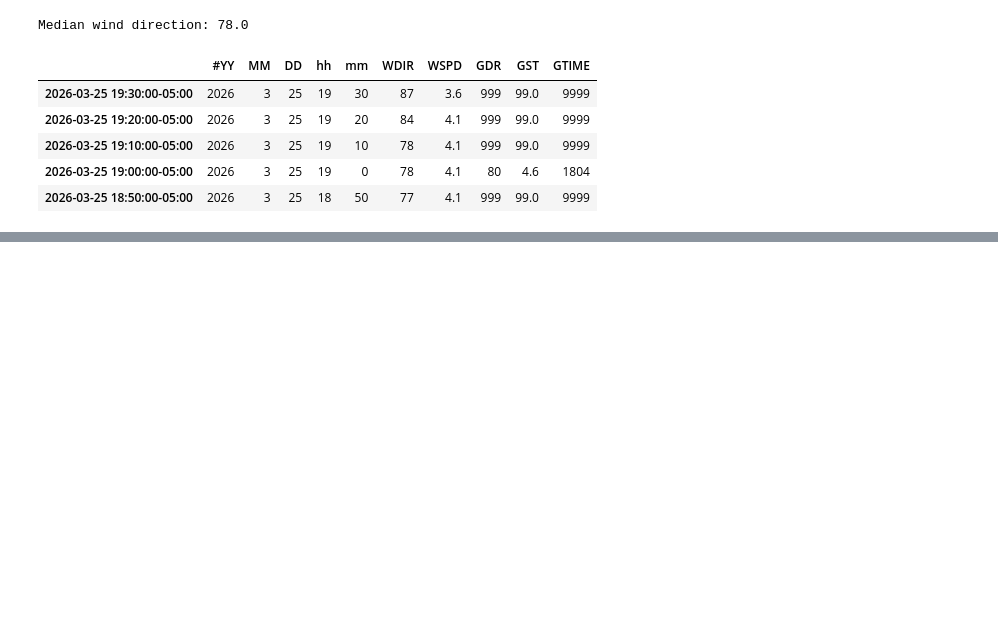
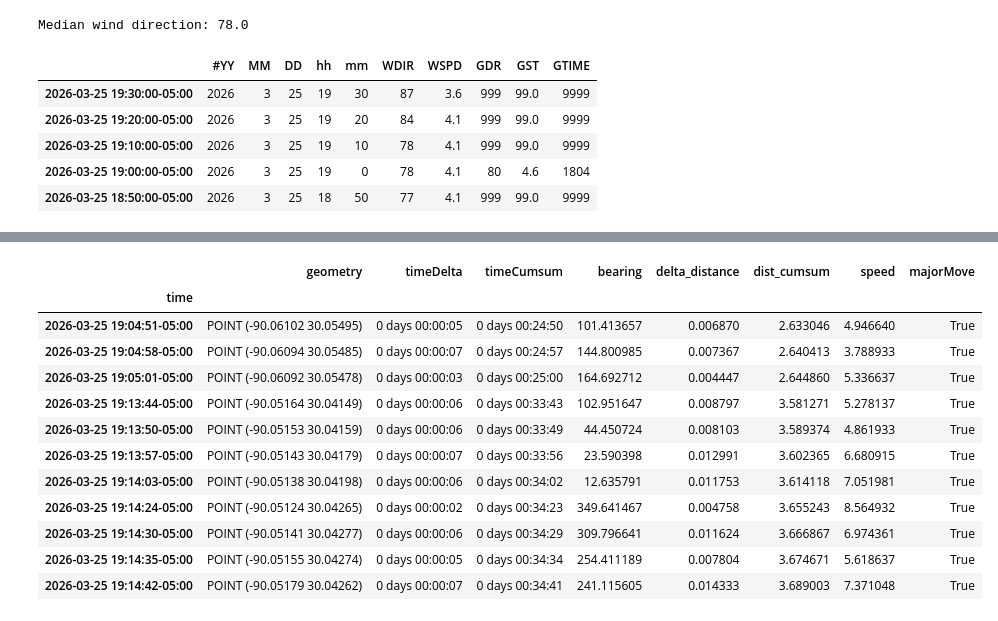
Before and after one commit to GarysCorner/RegattaTracking, a Jupyter notebook: 2026-03-25 Seduisant.ipynb, the cells around one changed output, grey strips where cells are left out. Cells and saved outputs as stored; diff of their text form; code cells hidden in the pictures; blank space fills up the shorter version.

```diff
--- a/2026-03-25 Seduisant.ipynb
+++ b/2026-03-25 Seduisant.ipynb
@@ -184,0 +180,18 @@ fig.tight_layout()
+# %%
+majorMoveCuttoff = 30
+trkGdf['majorMove'] = numpy.abs( trkGdf['bearing'] - trkGdf['bearing'].shift(2) ) > majorMoveCuttoff
+trkGdf[trkGdf['majorMove']]
+# %% [output]
+|  | geometry | timeDelta | timeCumsum | bearing | delta_distance | dist_cumsum | speed | majorMove |
+| time |  |  |  |  |  |  |  |  |
+| 2026-03-25 19:04:51-05:00 | POINT (-90.06102 30.05495) | 0 days 00:00:05 | 0 days 00:24:50 | 101.413657 | 0.006870 | 2.633046 | 4.946640 | True |
+| 2026-03-25 19:04:58-05:00 | POINT (-90.06094 30.05485) | 0 days 00:00:07 | 0 days 00:24:57 | 144.800985 | 0.007367 | 2.640413 | 3.788933 | True |
+| 2026-03-25 19:05:01-05:00 | POINT (-90.06092 30.05478) | 0 days 00:00:03 | 0 days 00:25:00 | 164.692712 | 0.004447 | 2.644860 | 5.336637 | True |
+| 2026-03-25 19:13:44-05:00 | POINT (-90.05164 30.04149) | 0 days 00:00:06 | 0 days 00:33:43 | 102.951647 | 0.008797 | 3.581271 | 5.278137 | True |
+| 2026-03-25 19:13:50-05:00 | POINT (-90.05153 30.04159) | 0 days 00:00:06 | 0 days 00:33:49 | 44.450724 | 0.008103 | 3.589374 | 4.861933 | True |
+| 2026-03-25 19:13:57-05:00 | POINT (-90.05143 30.04179) | 0 days 00:00:07 | 0 days 00:33:56 | 23.590398 | 0.012991 | 3.602365 | 6.680915 | True |
+| 2026-03-25 19:14:03-05:00 | POINT (-90.05138 30.04198) | 0 days 00:00:06 | 0 days 00:34:02 | 12.635791 | 0.011753 | 3.614118 | 7.051981 | True |
+| 2026-03-25 19:14:24-05:00 | POINT (-90.05124 30.04265) | 0 days 00:00:02 | 0 days 00:34:23 | 349.641467 | 0.004758 | 3.655243 | 8.564932 | True |
+| 2026-03-25 19:14:30-05:00 | POINT (-90.05141 30.04277) | 0 days 00:00:06 | 0 days 00:34:29 | 309.796641 | 0.011624 | 3.666867 | 6.974361 | True |
+| 2026-03-25 19:14:35-05:00 | POINT (-90.05155 30.04274) | 0 days 00:00:05 | 0 days 00:34:34 | 254.411189 | 0.007804 | 3.674671 | 5.618637 | True |
+| 2026-03-25 19:14:42-05:00 | POINT (-90.05179 30.04262) | 0 days 00:00:07 | 0 days 00:34:41 | 241.115605 | 0.014333 | 3.689003 | 7.371048 | True |
```
Also changed, not shown: parts of 10 cells of this notebook.
